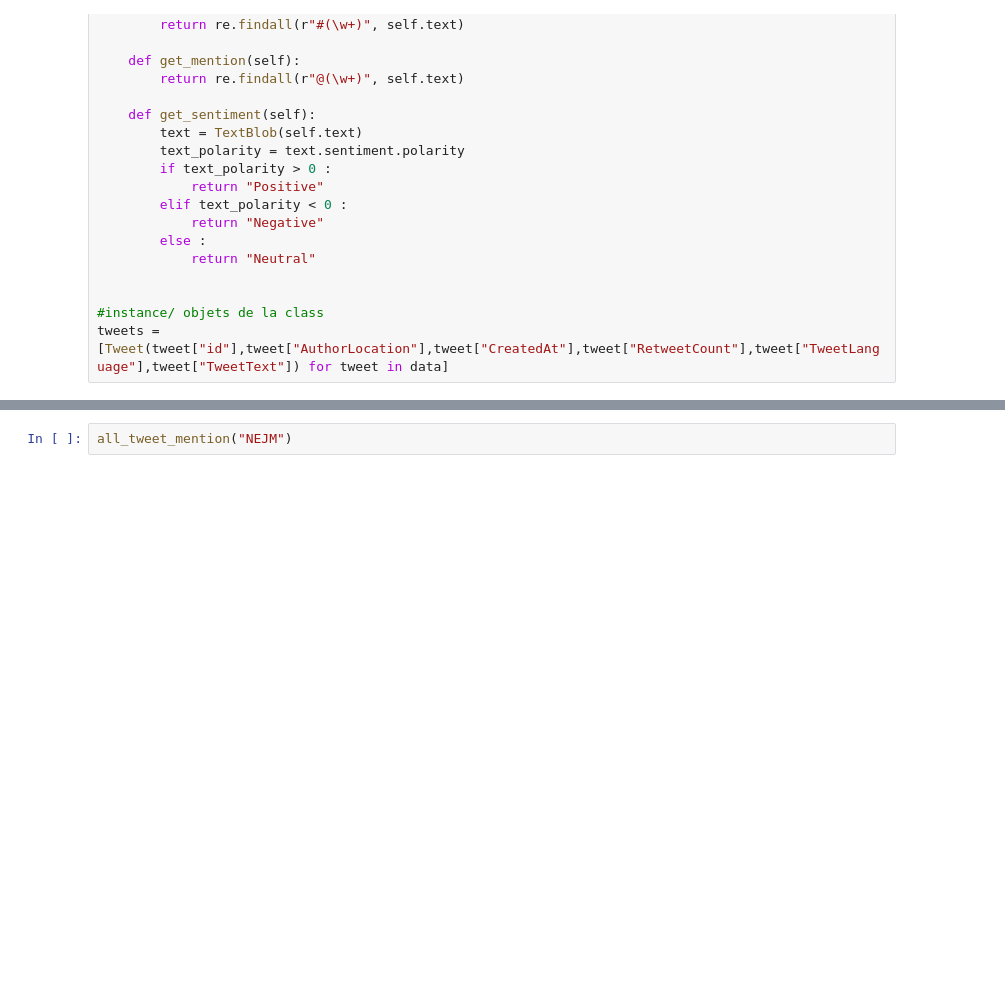
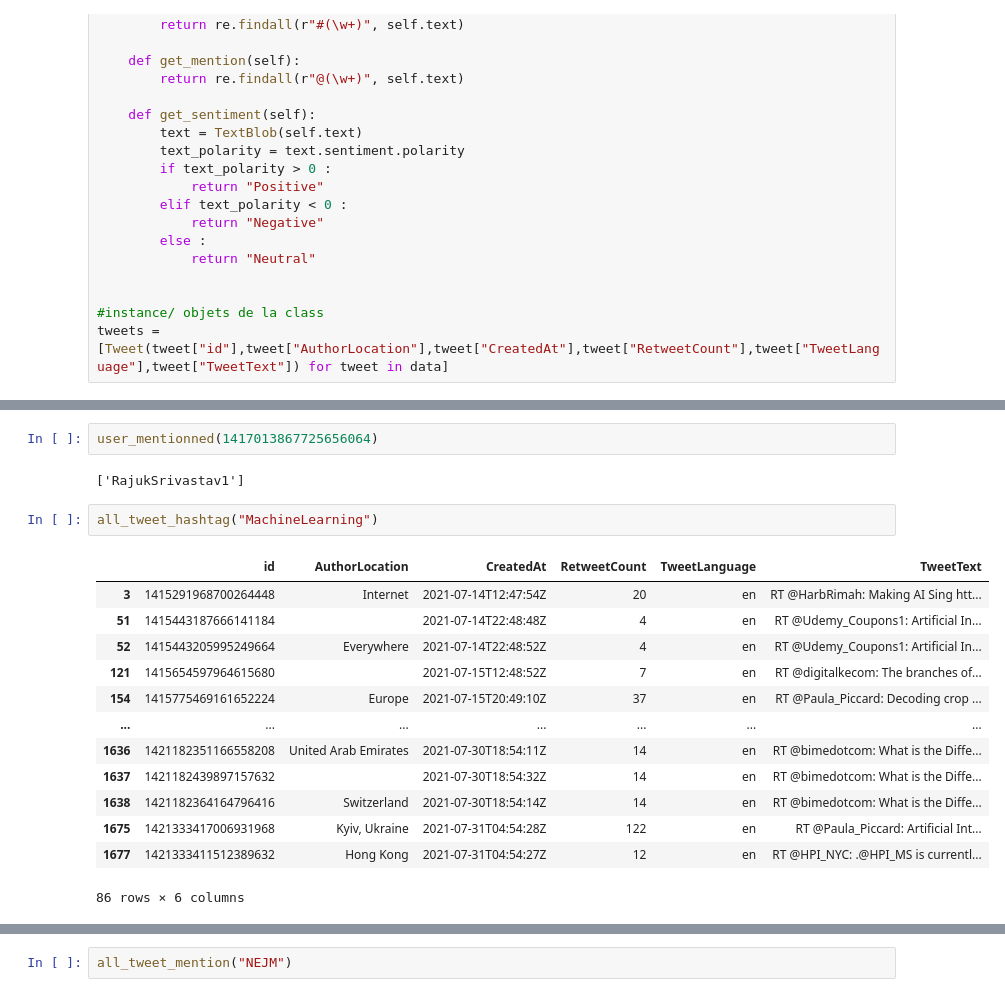
Before and after one commit to uvsq22202060/projet_InPoDa, a Jupyter notebook: test.ipynb, the cells around one changed output, grey strips where cells are left out. Drawn from its saved outputs; the diff is of its cells as text; blank space fills up the shorter version.

```diff
--- a/test.ipynb
+++ b/test.ipynb
@@ -202,0 +208,20 @@ def user_mentionned(user):
+# %%
+user_mentionned(1417013867725656064)
+# %% [output]
+['RajukSrivastav1']
+# %%
+all_tweet_hashtag("MachineLearning")
+# %% [output]
+|  | id | AuthorLocation | CreatedAt | RetweetCount | TweetLanguage | TweetText |
+| 3 | 1415291968700264448 | Internet | 2021-07-14T12:47:54Z | 20 | en | RT @HarbRimah: Making AI Sing htt... |
+| 51 | 1415443187666141184 |  | 2021-07-14T22:48:48Z | 4 | en | RT @Udemy_Coupons1: Artificial In... |
+| 52 | 1415443205995249664 | Everywhere | 2021-07-14T22:48:52Z | 4 | en | RT @Udemy_Coupons1: Artificial In... |
+| 121 | 1415654597964615680 |  | 2021-07-15T12:48:52Z | 7 | en | RT @digitalkecom: The branches of... |
+| 154 | 1415775469161652224 | Europe | 2021-07-15T20:49:10Z | 37 | en | RT @Paula_Piccard: Decoding crop ... |
+| ... | ... | ... | ... | ... | ... | ... |
+| 1636 | 1421182351166558208 | United Arab Emirates | 2021-07-30T18:54:11Z | 14 | en | RT @bimedotcom: What is the Diffe... |
+| 1637 | 1421182439897157632 |  | 2021-07-30T18:54:32Z | 14 | en | RT @bimedotcom: What is the Diffe... |
+| 1638 | 1421182364164796416 | Switzerland | 2021-07-30T18:54:14Z | 14 | en | RT @bimedotcom: What is the Diffe... |
+| 1675 | 1421333417006931968 | Kyiv, Ukraine | 2021-07-31T04:54:28Z | 122 | en | RT @Paula_Piccard: Artificial Int... |
+| 1677 | 1421333411512389632 | Hong Kong | 2021-07-31T04:54:27Z | 12 | en | RT @HPI_NYC: .@HPI_MS is currentl... |
+86 rows × 6 columns
```
Also changed, not shown: parts of 13 cells of this notebook.
